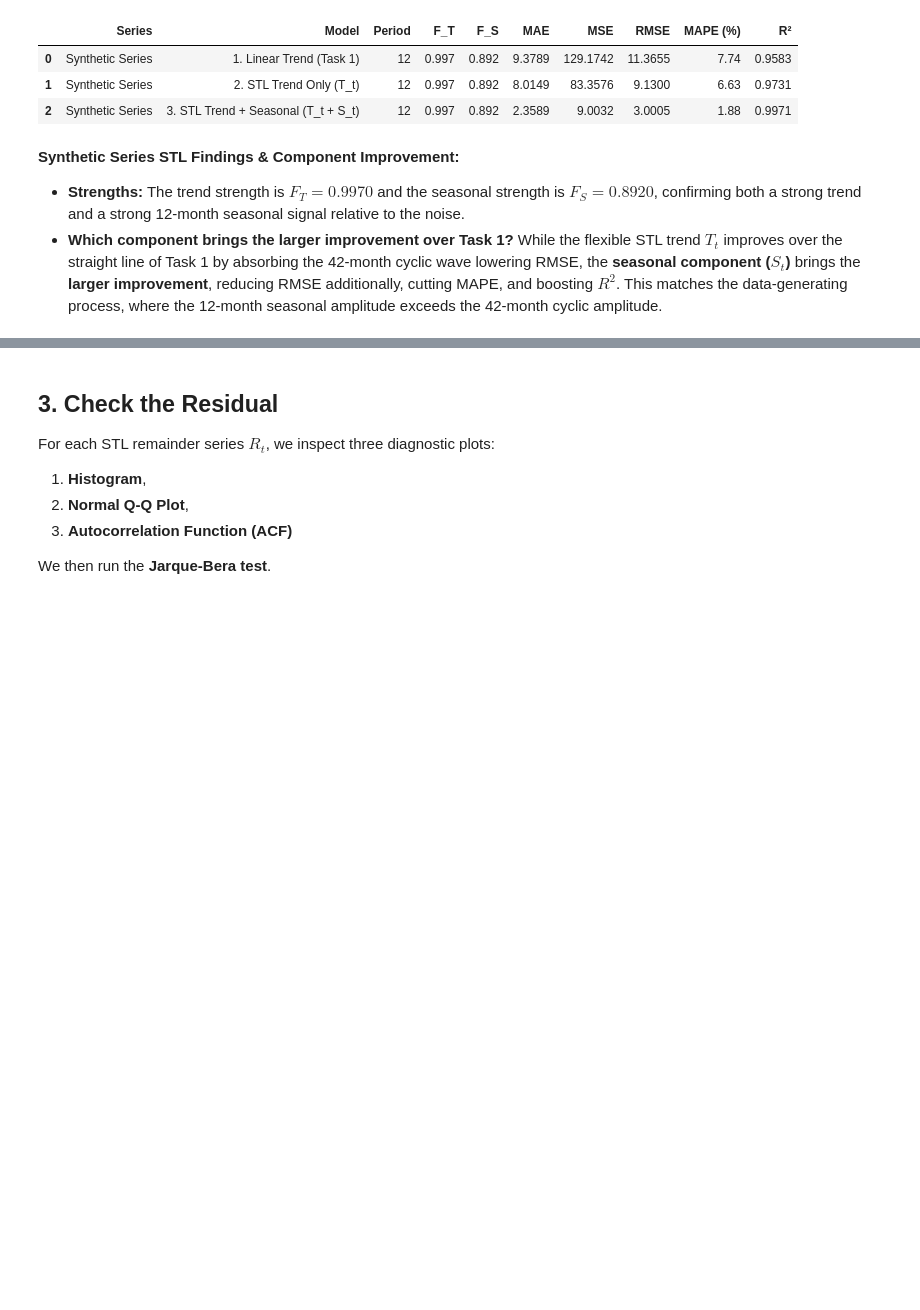
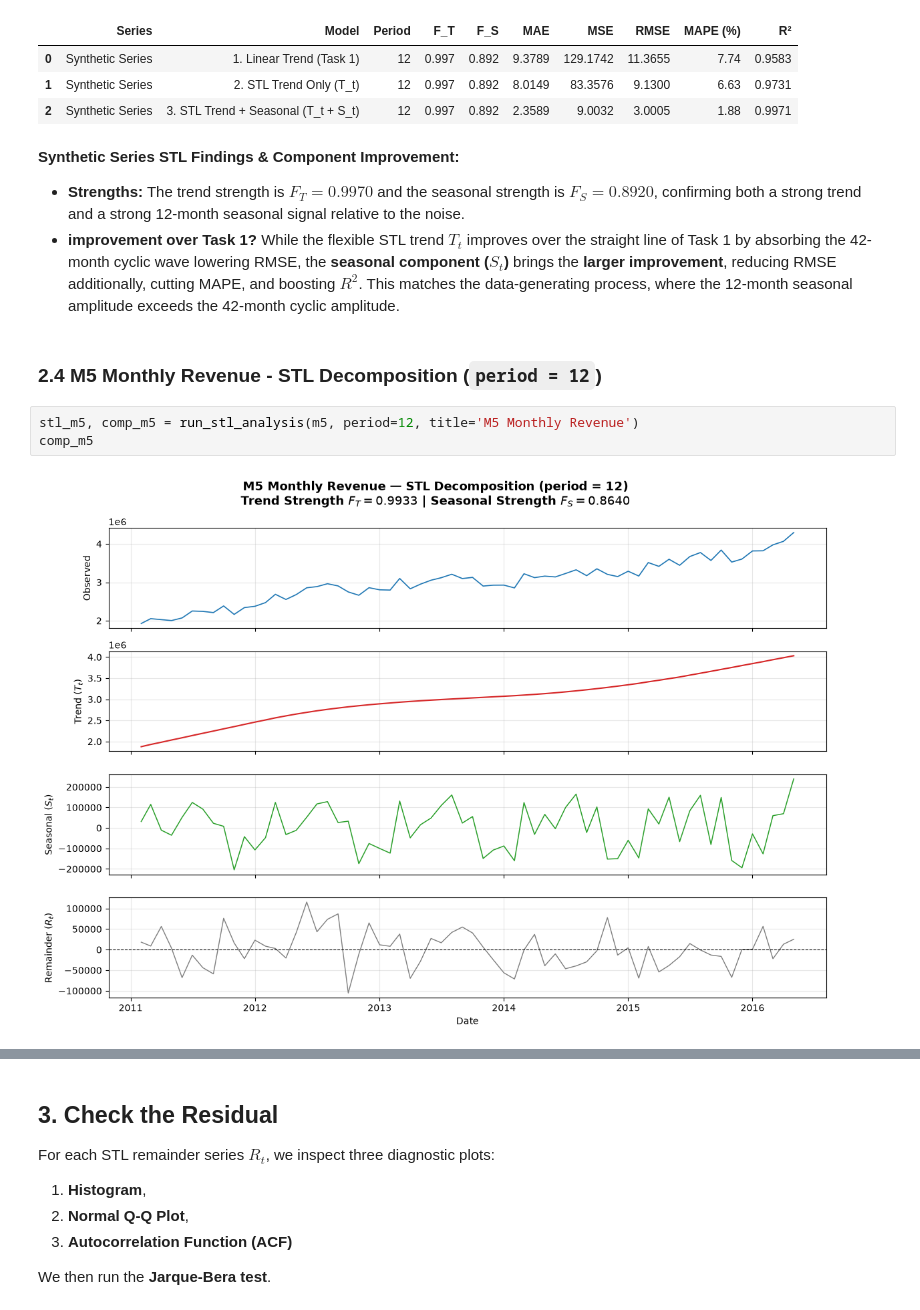
Before and after one commit to elias2304/notebooks, a Jupyter notebook: tis/hw2/hw2.ipynb, the cells around one changed output, grey strips where cells are left out. Saved outputs shown, nothing was run; the diff lists cells and outputs as text; blank space fills up the shorter version.

```diff
--- a/tis/hw2/hw2.ipynb
+++ b/tis/hw2/hw2.ipynb
@@ -303,4 +313,11 @@ comp_synth
 # %% [markdown]
 **Synthetic Series STL Findings & Component Improvement:**
 - **Strengths:** The trend strength is $F_T = 0.9970$ and the seasonal strength is $F_S = 0.8920$, confirming both a strong trend and a strong 12-month seasonal signal relative to the noise.
-- **Which component brings the larger improvement over Task 1?** While the flexible STL trend $T_t$ improves over the straight line of Task 1 by absorbing the 42-month cyclic wave lowering RMSE, the **seasonal component ($S_t$)** brings the **larger improvement**, reducing RMSE additionally, cutting MAPE, and boosting $R^2$. This matches the data-generating process, where the 12-month seasonal amplitude exceeds the 42-month cyclic amplitude.
+- **improvement over Task 1?** While the flexible STL trend $T_t$ improves over the straight line of Task 1 by absorbing the 42-month cyclic wave lowering RMSE, the **seasonal component ($S_t$)** brings the **larger improvement**, reducing RMSE additionally, cutting MAPE, and boosting $R^2$. This matches the data-generating process, where the 12-month seasonal amplitude exceeds the 42-month cyclic amplitude.
+# %% [markdown]
+### 2.4 M5 Monthly Revenue - STL Decomposition (`period = 12`)
+# %%
+stl_m5, comp_m5 = run_stl_analysis(m5, period=12, title='M5 Monthly Revenue')
+comp_m5
+# %% [output]
+[figure, added]
```
Also changed, not shown: parts of 24 cells of this notebook, 3 other files.
